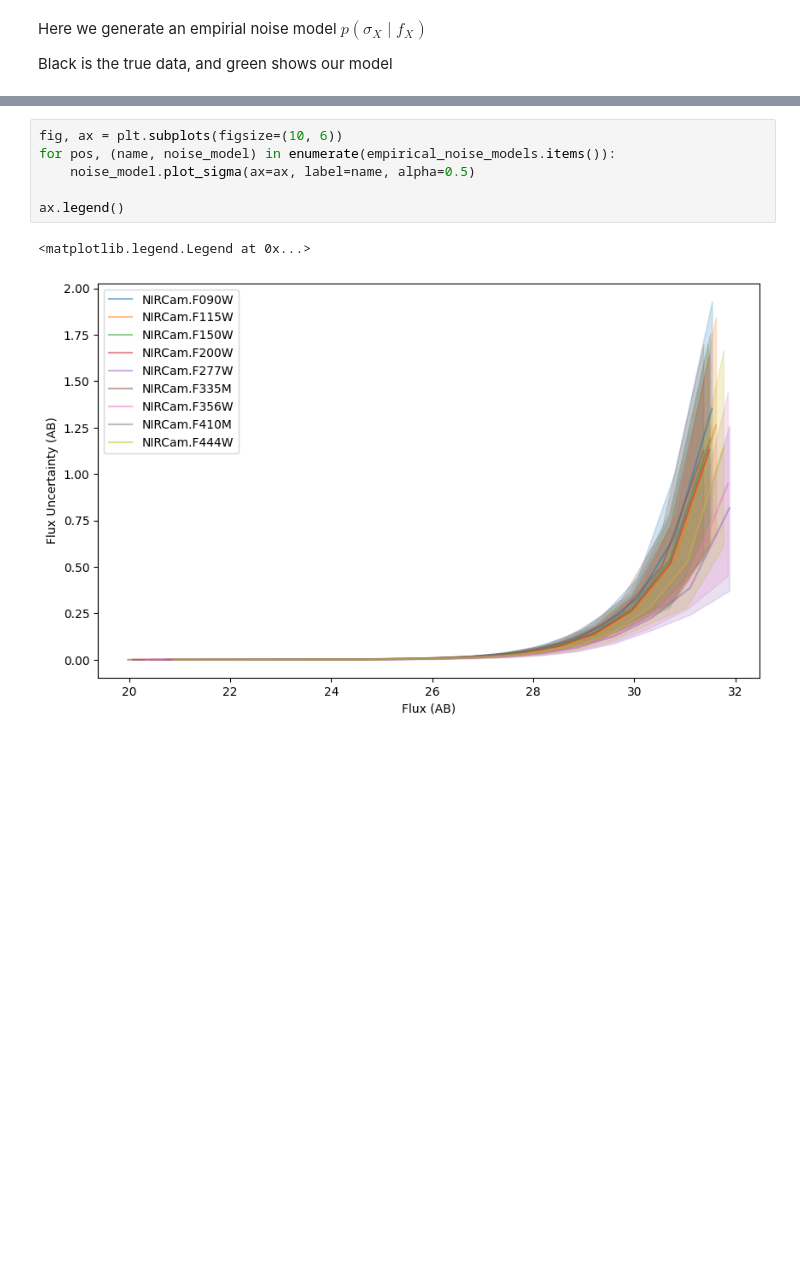
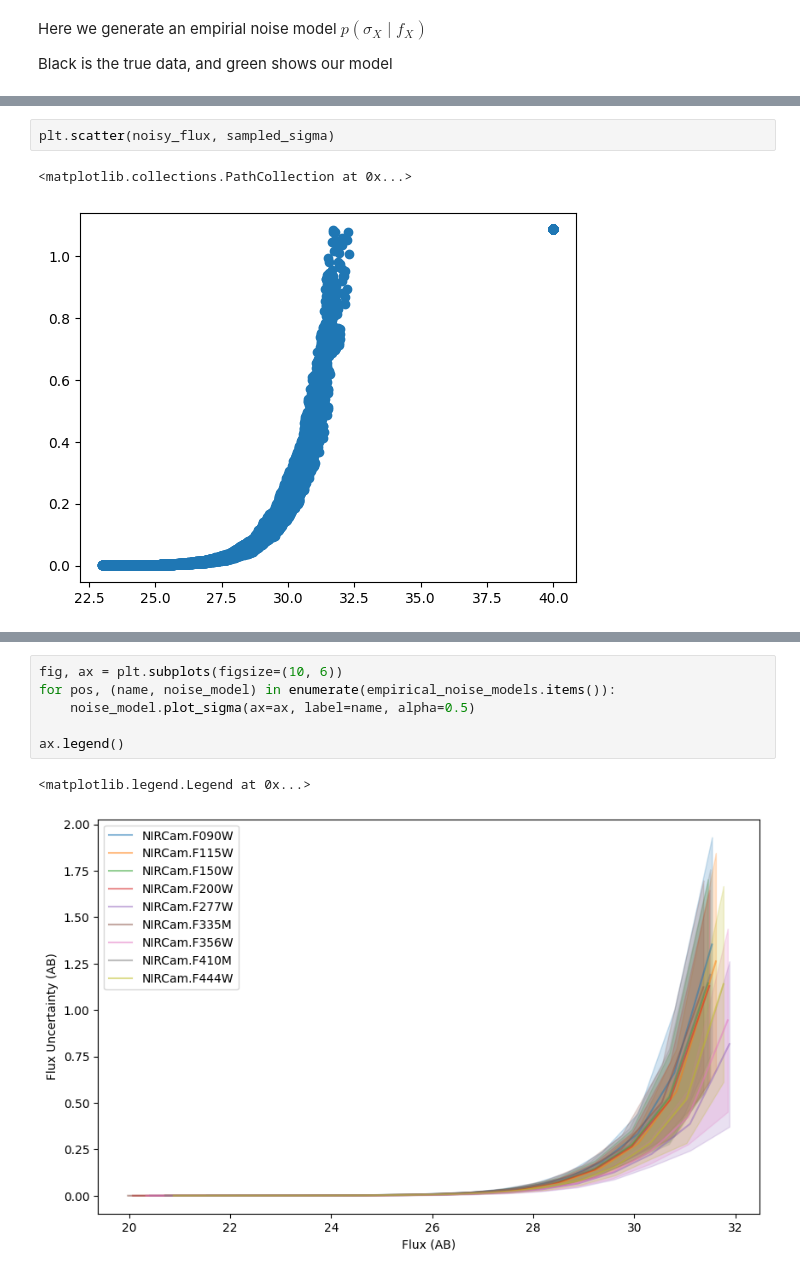
Before and after one commit to synthesizer-project/synference, a Jupyter notebook: scripts/sbi/empirical_noise_model.ipynb, the cells around one changed output, grey strips where cells are left out. Drawn from its saved outputs; the diff is of its cells as text; blank space fills up the shorter version.

```diff
--- a/scripts/sbi/empirical_noise_model.ipynb
+++ b/scripts/sbi/empirical_noise_model.ipynb
@@ -66 +76,6 @@ Black is the true data, and green shows our model
+# %%
+plt.scatter(noisy_flux, sampled_sigma)
+# %% [output]
+<matplotlib.collections.PathCollection at 0x...>
+[figure, added]
 # %%
```
Also changed, not shown: parts of 31 cells of this notebook, 16 other files.
